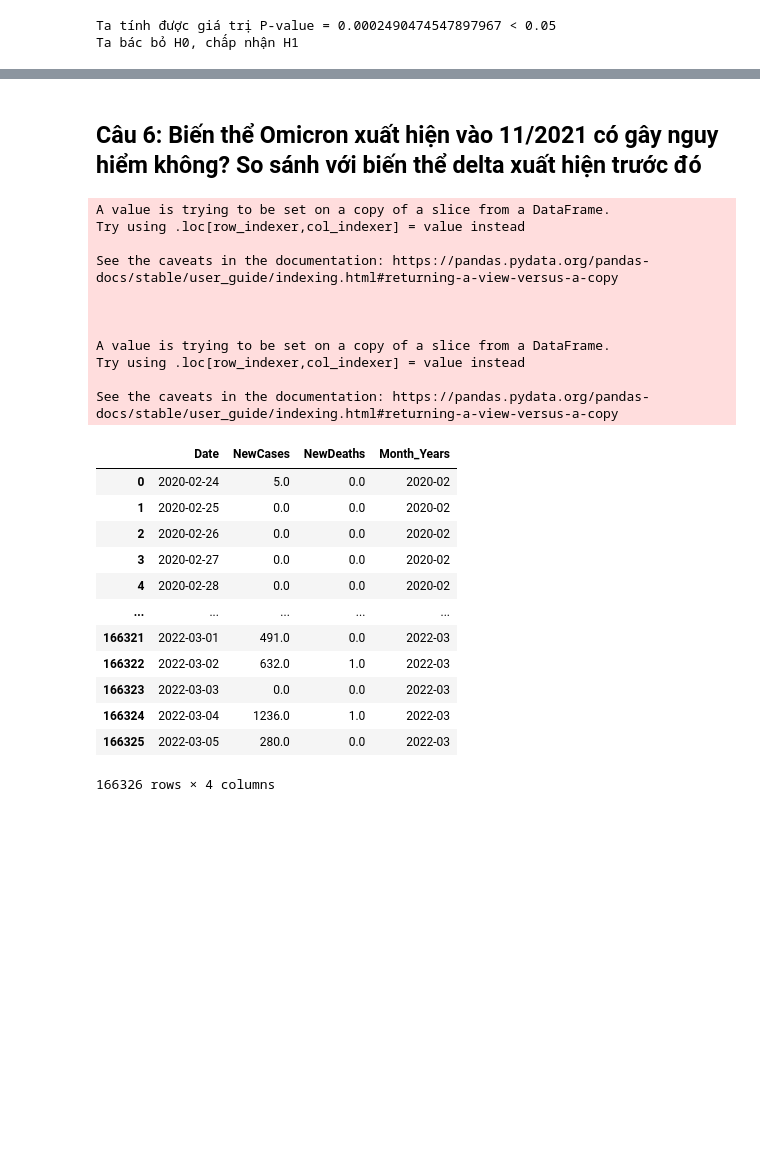
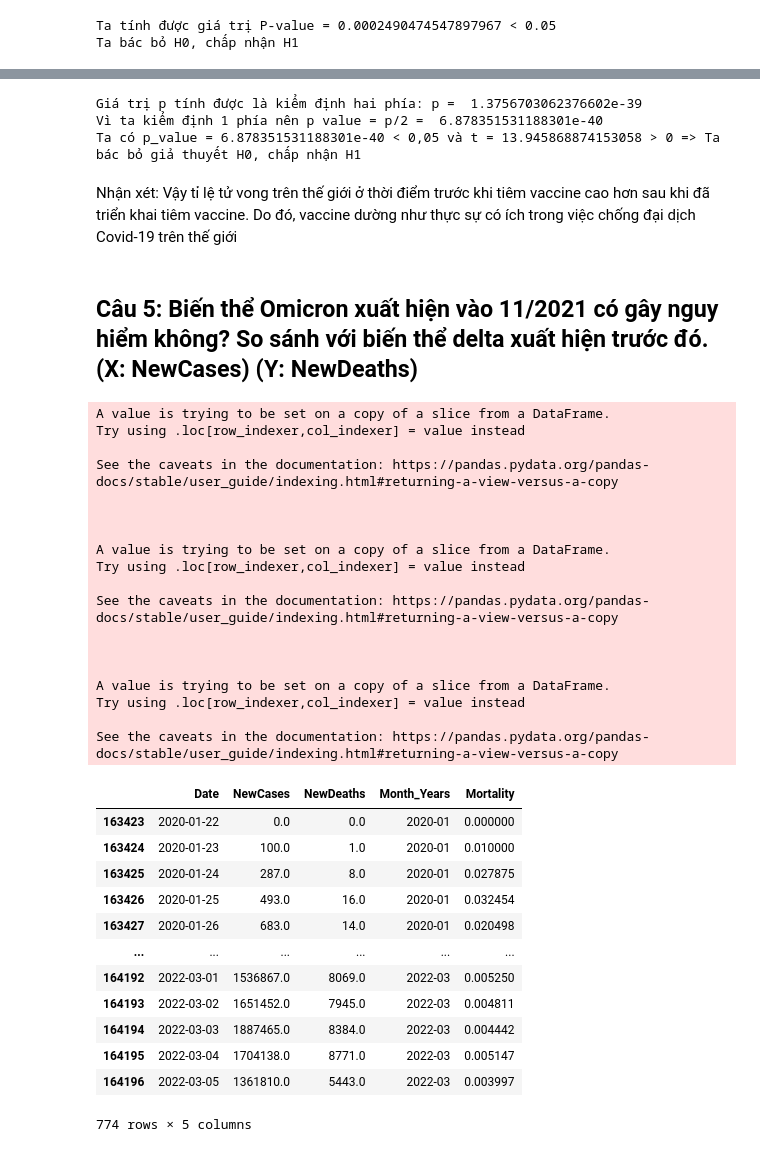
Before and after one commit to NMS1010/P4DA_Final_Project, a Jupyter notebook: report.ipynb, the cells around one changed output, grey strips where cells are left out. Saved outputs shown, nothing was run; the diff lists cells and outputs as text; code cells hidden in the pictures; blank space fills up the shorter version.

```diff
--- a/report.ipynb
+++ b/report.ipynb
@@ -502,32 +788,53 @@ Tuy nhiên, vì hệ số tương quan R = 0.5 không quá mạnh cũng không q
+# %%
+t, p = stats.ttest_ind(covid_world_before_vaccine['Mortality'], covid_world_after_vaccine['Mortality'])
+print ('Giá trị p tính được là kiểm định hai phía: p = ', p)
+print ('Vì ta kiểm định 1 phía nên p value = p/2 = ', p/2)
+p = p/2
+print (f'Ta có p_value = {p} < 0,05 và t = {t} > 0 => Ta bác bỏ giả thuyết H0, chấp nhận H1')
+# %% [output]
+Giá trị p tính được là kiểm định hai phía: p =  1.3756703062376602e-39
+Vì ta kiểm định 1 phía nên p value = p/2 =  6.878351531188301e-40
+Ta có p_value = 6.878351531188301e-40 < 0,05 và t = 13.945868874153058 > 0 => Ta bác bỏ giả thuyết H0, chấp nhận H1
+# %% [markdown]
+Nhận xét: Vậy tỉ lệ tử vong trên thế giới ở thời điểm trước khi tiêm vaccine cao hơn sau khi đã triển khai tiêm vaccine. Do đó, vaccine dường như thực sự có ích trong việc chống đại dịch Covid-19 trên thế giới
 # %% [markdown]
-## Câu 6: Biến thể Omicron xuất hiện vào 11/2021 có gây nguy hiểm không? So sánh với biến thể delta xuất hiện trước đó
+## Câu 5: Biến thể Omicron xuất hiện vào 11/2021 có gây nguy hiểm không? So sánh với biến thể delta xuất hiện trước đó. **(X: NewCases)**  **(Y: NewDeaths)**
 # %%
-covid_compare = covid_df[['Date', 'NewCases', 'NewDeaths']]
+covid_compare = covid_world_df[['Date', 'NewCases', 'NewDeaths']]
 covid_compare['Date'] = pd.to_datetime(covid_compare['Date'])
 covid_compare['Month_Years']=pd.to_datetime(covid_compare['Date']).dt.strftime('%Y-%m')
+covid_compare['Mortality'] = covid_compare['NewDeaths'] / covid_compare['NewCases']
+covid_compare = covid_compare.replace('', np.nan).fillna(0)
 covid_compare
 # %% [output]
 A value is trying to be set on a copy of a slice from a DataFrame.
 Try using .loc[row_indexer,col_indexer] = value instead
 
 See the caveats in the documentation: https://pandas.pydata.org/pandas-docs/stable/user_guide/indexing.html#returning-a-view-versus-a-copy
 
 
 
 A value is trying to be set on a copy of a slice from a DataFrame.
 Try using .loc[row_indexer,col_indexer] = value instead
 
 See the caveats in the documentation: https://pandas.pydata.org/pandas-docs/stable/user_guide/indexing.html#returning-a-view-versus-a-copy
+
+
+
+A value is trying to be set on a copy of a slice from a DataFrame.
+Try using .loc[row_indexer,col_indexer] = value instead
+
+See the caveats in the documentation: https://pandas.pydata.org/pandas-docs/stable/user_guide/indexing.html#returning-a-view-versus-a-copy
-|  | Date | NewCases | NewDeaths | Month_Years |
-| 0 | 2020-02-24 | 5.0 | 0.0 | 2020-02 |
-| 1 | 2020-02-25 | 0.0 | 0.0 | 2020-02 |
-| 2 | 2020-02-26 | 0.0 | 0.0 | 2020-02 |
-| 3 | 2020-02-27 | 0.0 | 0.0 | 2020-02 |
-| 4 | 2020-02-28 | 0.0 | 0.0 | 2020-02 |
-| ... | ... | ... | ... | ... |
-| 166321 | 2022-03-01 | 491.0 | 0.0 | 2022-03 |
-| 166322 | 2022-03-02 | 632.0 | 1.0 | 2022-03 |
-| 166323 | 2022-03-03 | 0.0 | 0.0 | 2022-03 |
-| 166324 | 2022-03-04 | 1236.0 | 1.0 | 2022-03 |
-| 166325 | 2022-03-05 | 280.0 | 0.0 | 2022-03 |
+|  | Date | NewCases | NewDeaths | Month_Years | Mortality |
+| 163423 | 2020-01-22 | 0.0 | 0.0 | 2020-01 | 0.000000 |
+| 163424 | 2020-01-23 | 100.0 | 1.0 | 2020-01 | 0.010000 |
+| 163425 | 2020-01-24 | 287.0 | 8.0 | 2020-01 | 0.027875 |
+| 163426 | 2020-01-25 | 493.0 | 16.0 | 2020-01 | 0.032454 |
+| 163427 | 2020-01-26 | 683.0 | 14.0 | 2020-01 | 0.020498 |
+| ... | ... | ... | ... | ... | ... |
+| 164192 | 2022-03-01 | 1536867.0 | 8069.0 | 2022-03 | 0.005250 |
+| 164193 | 2022-03-02 | 1651452.0 | 7945.0 | 2022-03 | 0.004811 |
+| 164194 | 2022-03-03 | 1887465.0 | 8384.0 | 2022-03 | 0.004442 |
+| 164195 | 2022-03-04 | 1704138.0 | 8771.0 | 2022-03 | 0.005147 |
+| 164196 | 2022-03-05 | 1361810.0 | 5443.0 | 2022-03 | 0.003997 |
-166326 rows × 4 columns
+774 rows × 5 columns
```
Also changed, not shown: parts of 83 cells of this notebook, 2 other files.
